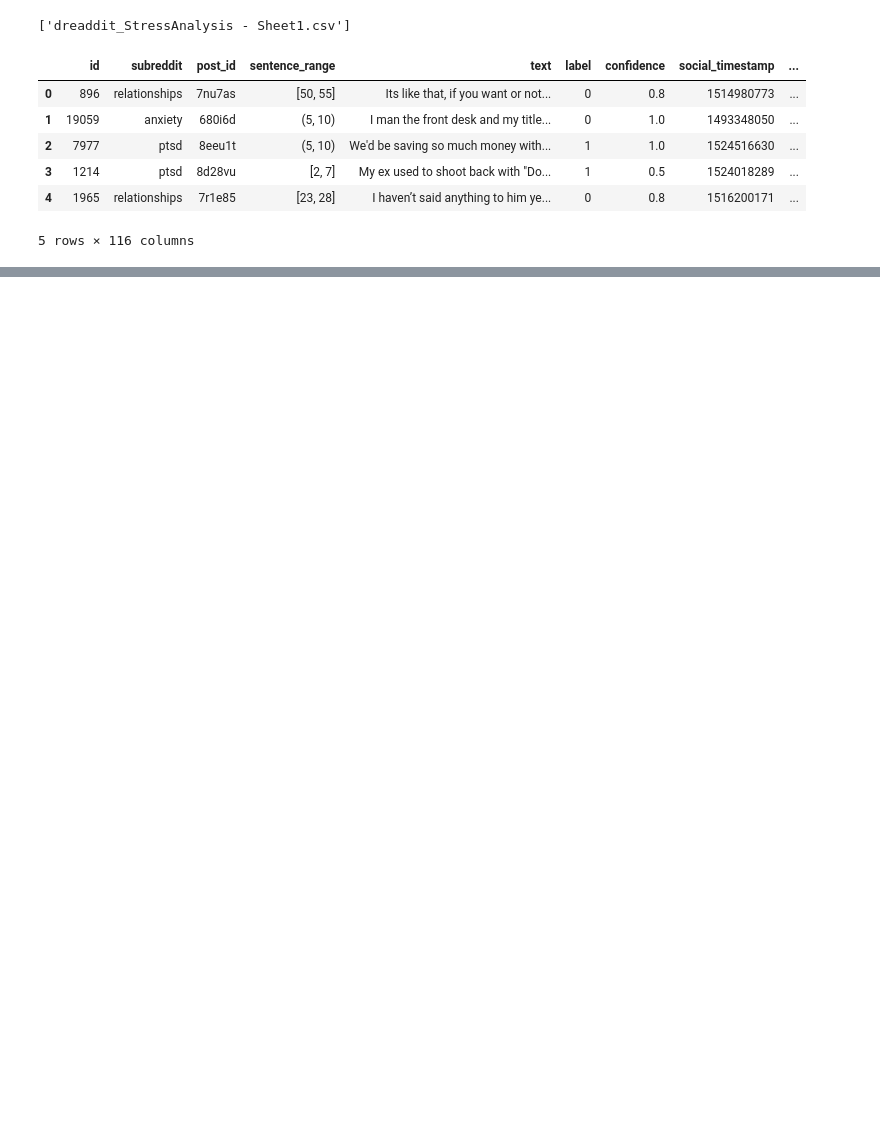
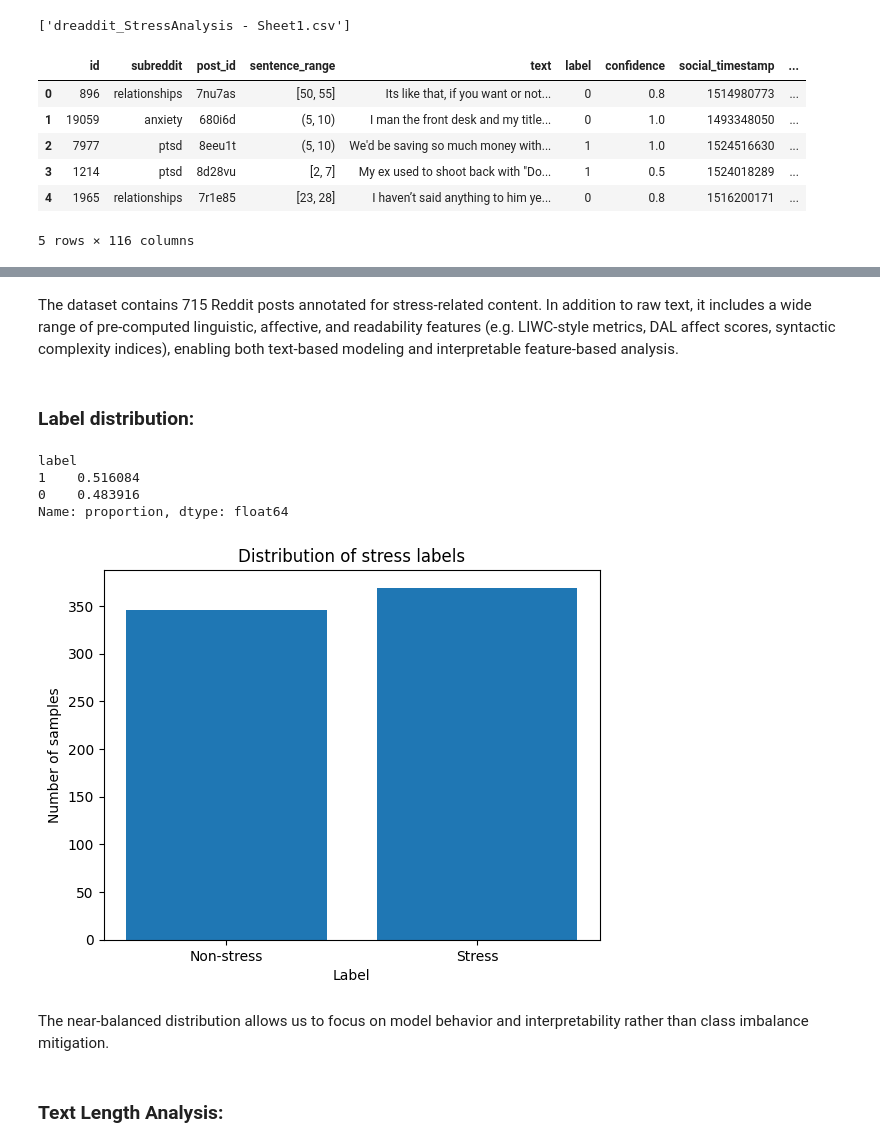
Before and after one commit to jacques2/dreaddit-stress-nlp, a Jupyter notebook: notebooks/01_eda.ipynb.ipynb, the cells around one changed output, grey strips where cells are left out. Drawn from its saved outputs; the diff is of its cells as text; code cells hidden in the pictures; blank space fills up the shorter version.

```diff
--- a/notebooks/01_eda.ipynb.ipynb
+++ b/notebooks/01_eda.ipynb.ipynb
@@ -39,0 +87,30 @@ df.shape
+# %% [markdown]
+The dataset contains 715 Reddit posts annotated for stress-related content.
+In addition to raw text, it includes a wide range of pre-computed linguistic, affective, and readability features (e.g. LIWC-style metrics, DAL affect scores, syntactic complexity indices), enabling both text-based modeling and interpretable feature-based analysis.
+# %% [markdown]
+### Label distribution:
+# %%
+# Label distribution:
+df["label"].value_counts(normalize=True)
+# %% [output]
+label
+1    0.516084
+0    0.483916
+Name: proportion, dtype: float64
+# %%
+# Histogram for the distribution of labels
+
+label_counts = df['label'].value_counts().sort_index()
+
+plt.bar(label_counts.index, label_counts.values)
+plt.xticks([0, 1], ['Non-stress', 'Stress'])
+plt.xlabel('Label')
+plt.ylabel('Number of samples')
+plt.title('Distribution of stress labels')
+plt.show()
+# %% [output]
+[figure, added]
+# %% [markdown]
+The near-balanced distribution allows us to focus on model behavior and interpretability rather than class imbalance mitigation.
+# %% [markdown]
+### Text Length Analysis:
```
Also changed, not shown: parts of 17 cells of this notebook, 1 other file.
